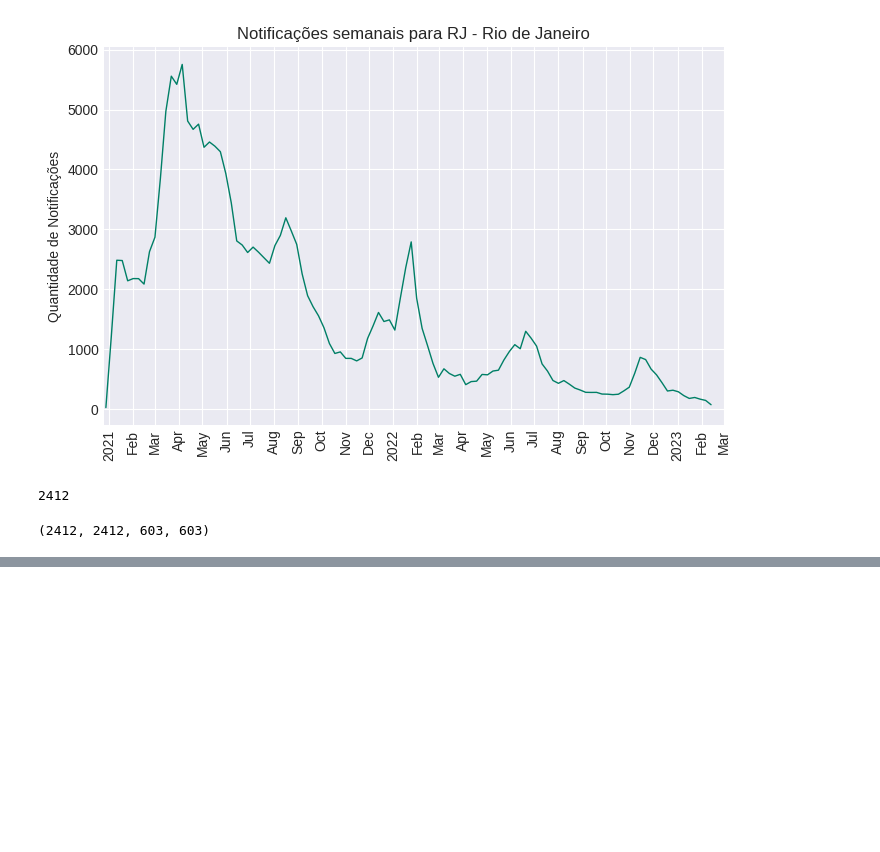
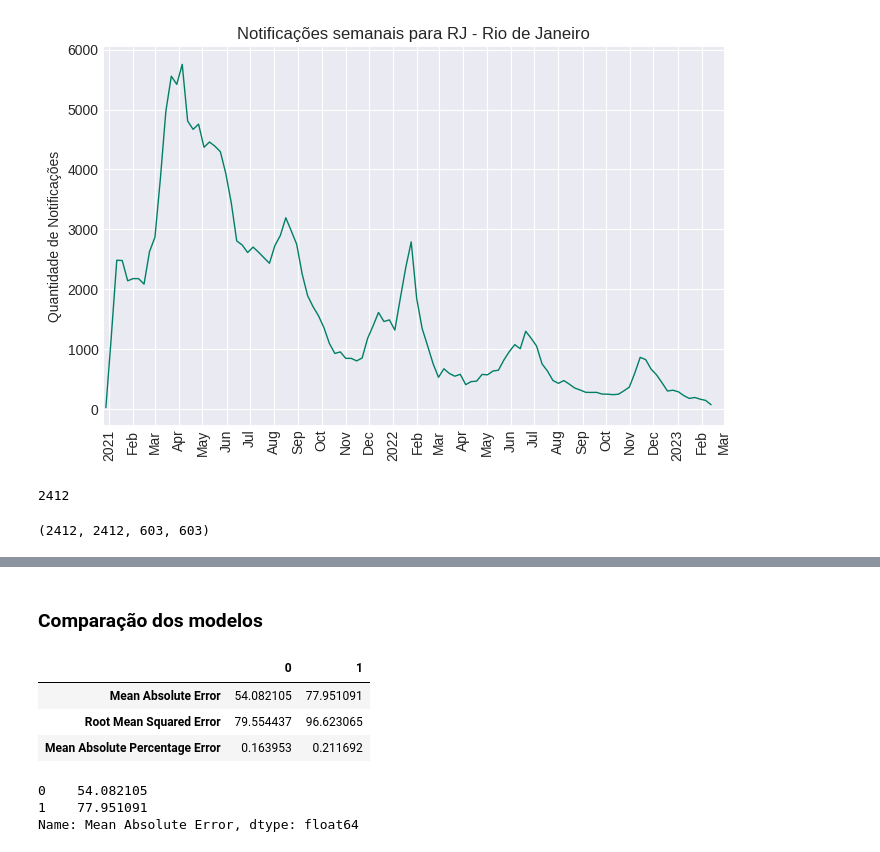
Before and after one commit to flohmannjr/PJI410, a Jupyter notebook: PJI410_aprendizado.ipynb, the cells around one changed output, grey strips where cells are left out. Cells and saved outputs as stored; diff of their text form; code cells hidden in the pictures; blank space fills up the shorter version.

```diff
--- a/PJI410_aprendizado.ipynb
+++ b/PJI410_aprendizado.ipynb
@@ -696,5 +727,6 @@ def metricas_modelo(y_teste, y_previsao):
 # %%
-metricas[1] = metricas_modelo(tf.squeeze(horizontes_teste), tf.squeeze(previsoes))
+# metricas[1] = metricas_modelo(tf.squeeze(horizontes_teste), tf.squeeze(previsoes))
+metricas[1] = metricas_modelo(horizontes_teste[:, 0], y_previsao=previsoes[:, 0])
 # %%
 metricas[1]
 # %% [output]
@@ -703,0 +824,3 @@ metricas[1]
+# %%
+# metricas[2] = metricas_modelo(tf.squeeze(horizontes_teste), tf.squeeze(previsoes))
+metricas[2] = metricas_modelo(horizontes_teste[:, 0], y_previsao=previsoes[:, 0])
@@ -703,0 +833,16 @@ metricas[1]
+# %% [markdown]
+### Comparação dos modelos
+# %%
+df_metricas = pd.DataFrame([m for m in metricas if m is not None])
+df_metricas.T
+# %% [output]
+|  | 0 | 1 |
+| Mean Absolute Error | 54.082105 | 77.951091 |
+| Root Mean Squared Error | 79.554437 | 96.623065 |
+| Mean Absolute Percentage Error | 0.163953 | 0.211692 |
+# %%
+df_metricas['Mean Absolute Error'].sort_values()
+# %% [output]
+0    54.082105
+1    77.951091
+Name: Mean Absolute Error, dtype: float64
```
Also changed, not shown: parts of 27 cells of this notebook.
